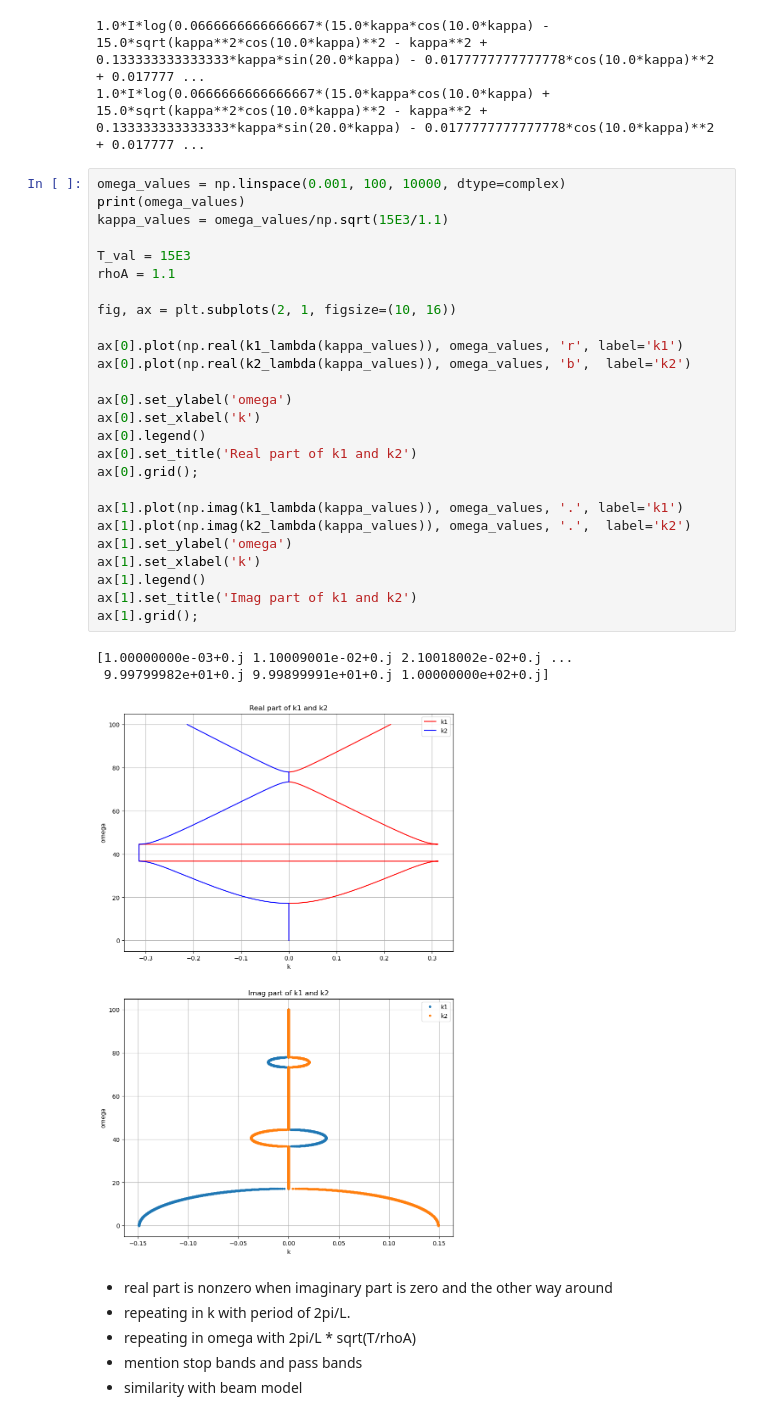
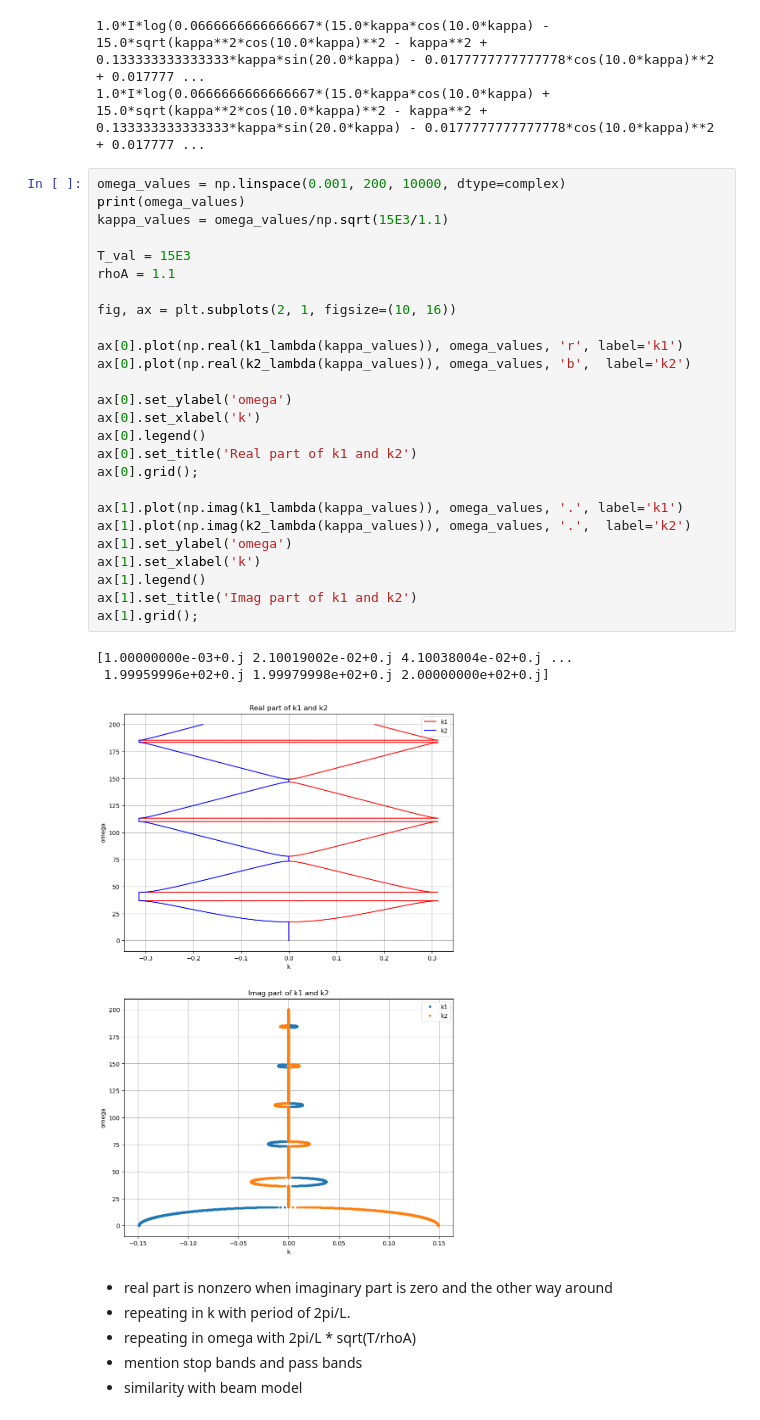
Before and after one commit to Lymone96/CIEM5220-Group2, a Jupyter notebook: 3_ML/question5.ipynb, the cells around one changed output. Cells and saved outputs as stored; diff of their text form.

```diff
--- a/3_ML/question5.ipynb
+++ b/3_ML/question5.ipynb
@@ -84,35 +84,35 @@ k2_lambda = sym.lambdify(kappa, k2.subs(values))
 1.0*I*log(0.0666666666666667*(15.0*kappa*cos(10.0*kappa) - 15.0*sqrt(kappa**2*cos(10.0*kappa)**2 - kappa**2 + 0.133333333333333*kappa*sin(20.0*kappa) - 0.0177777777777778*cos(10.0*kappa)**2 + 0.017777 ...
 1.0*I*log(0.0666666666666667*(15.0*kappa*cos(10.0*kappa) + 15.0*sqrt(kappa**2*cos(10.0*kappa)**2 - kappa**2 + 0.133333333333333*kappa*sin(20.0*kappa) - 0.0177777777777778*cos(10.0*kappa)**2 + 0.017777 ...
 # %%
-omega_values = np.linspace(0.001, 100, 10000, dtype=complex)
+omega_values = np.linspace(0.001, 200, 10000, dtype=complex)
 print(omega_values)
 kappa_values = omega_values/np.sqrt(15E3/1.1)
 
 T_val = 15E3
 rhoA = 1.1
 
 fig, ax = plt.subplots(2, 1, figsize=(10, 16))
 
 ax[0].plot(np.real(k1_lambda(kappa_values)), omega_values, 'r', label='k1')
 ax[0].plot(np.real(k2_lambda(kappa_values)), omega_values, 'b',  label='k2')
 
 ax[0].set_ylabel('omega')
 ax[0].set_xlabel('k')
 ax[0].legend()
 ax[0].set_title('Real part of k1 and k2')
 ax[0].grid();
 
 ax[1].plot(np.imag(k1_lambda(kappa_values)), omega_values, '.', label='k1')
 ax[1].plot(np.imag(k2_lambda(kappa_values)), omega_values, '.',  label='k2')
 ax[1].set_ylabel('omega')
 ax[1].set_xlabel('k')
 ax[1].legend()
 ax[1].set_title('Imag part of k1 and k2')
 ax[1].grid();
 # %% [output]
-[1.00000000e-03+0.j 1.10009001e-02+0.j 2.10018002e-02+0.j ...
- 9.99799982e+01+0.j 9.99899991e+01+0.j 1.00000000e+02+0.j]
+[1.00000000e-03+0.j 2.10019002e-02+0.j 4.10038004e-02+0.j ...
+ 1.99959996e+02+0.j 1.99979998e+02+0.j 2.00000000e+02+0.j]
-[figure, old version]
+[figure, new version]
 # %% [markdown]
 - real part is nonzero when imaginary part is zero and the other way around
 - repeating in k with period of 2pi/L.
```
Also changed, not shown: parts of 2 cells of this notebook, 3 other files.
